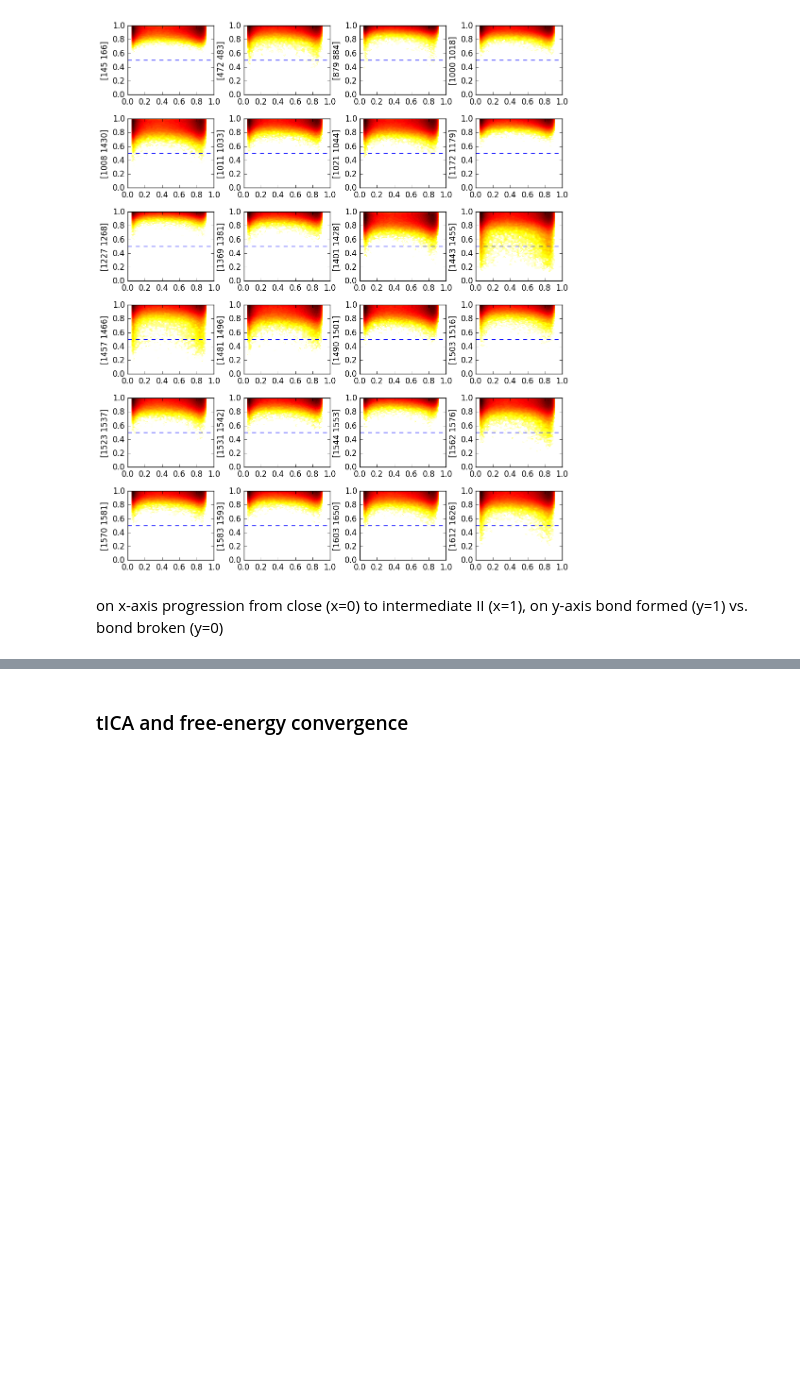
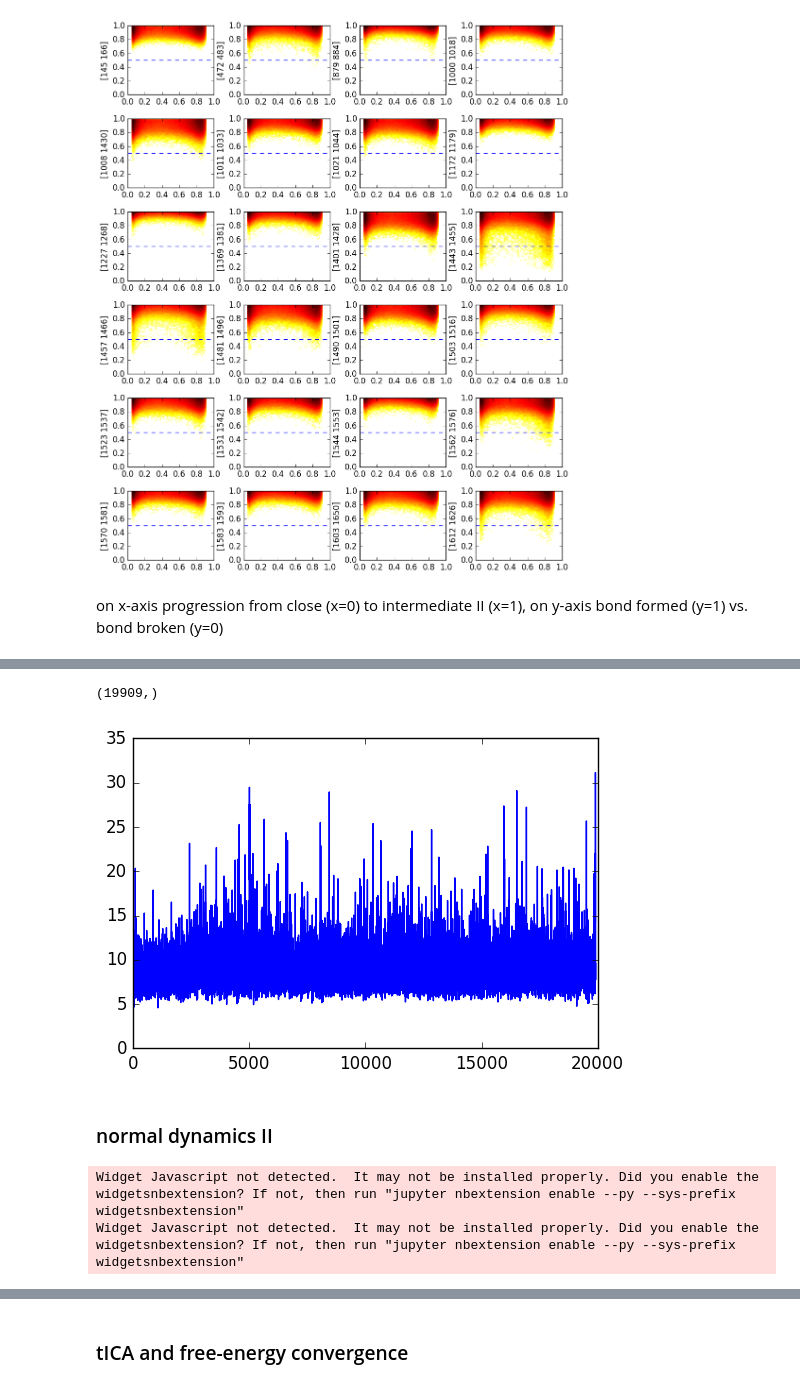
Before and after one commit to dprovasi/testsystems, a Jupyter notebook: Simulation_analysis_bondsDefined.ipynb, the cells around one changed output, grey strips where cells are left out. Cells and saved outputs as stored; diff of their text form; code cells hidden in the pictures; blank space fills up the shorter version.

```diff
--- a/Simulation_analysis_bondsDefined.ipynb
+++ b/Simulation_analysis_bondsDefined.ipynb
@@ -183,0 +200,8 @@ ax.axhline(y=.5, xmin=0, xmax=1, linewidth=1, color='b', linestyle='dashed' )
+# %%
+stride=5
+headpiece_beta = np.array(list(range(1111,1350,stride)) )
+hybrid_beta = np.array(list(range(1052,1105,stride)) + list(range(1347,1429,stride)))
+feat2 = coor.featurizer('itg_close.pdb')
+feat2.add_distances(indices=headpiece_beta, indices2=hybrid_beta)
+inp2 = coor.source(filelist, feat2)
+data1b =inp2.get_output()
@@ -183,0 +238,27 @@ ax.axhline(y=.5, xmin=0, xmax=1, linewidth=1, color='b', linestyle='dashed' )
+# %%
+ref_dist_1 = data1b[0][0,:]
+ref_dist_2 = data1b[18][24561,:]
+# %%
+lam2=1/5.
+i=5
+
+drms1 = np.sqrt(np.sum((data1b[i]-ref_dist_1)**2,axis=1))
+drms2 = np.sqrt(np.sum((data1b[i]-ref_dist_2)**2,axis=1))
+s = np.exp(drms2*lam2)/(np.exp(drms2*lam2)+np.exp(drms1*lam2))
+np.vstack((drms1,drms2)).T
+plt.plot(drms1)
+s.shape
+# %% [output]
+(19909,)
+[figure, added]
+# %% [markdown]
+### normal dynamics II
+# %%
+stride=5
+feat2 = coor.featurizer('itg_close.pdb')
+feat2.add_angles(indexes=np.array([250,1105,1096]).reshape((1,3)))
+inp2 = coor.source(filelist, feat2)
+data1b =inp2.get_output()
+# %% [output]
+Widget Javascript not detected.  It may not be installed properly. Did you enable the widgetsnbextension? If not, then run "jupyter nbextension enable --py --sys-prefix widgetsnbextension"
+Widget Javascript not detected.  It may not be installed properly. Did you enable the widgetsnbextension? If not, then run "jupyter nbextension enable --py --sys-prefix widgetsnbextension"
```
Also changed, not shown: parts of 12 cells of this notebook.
